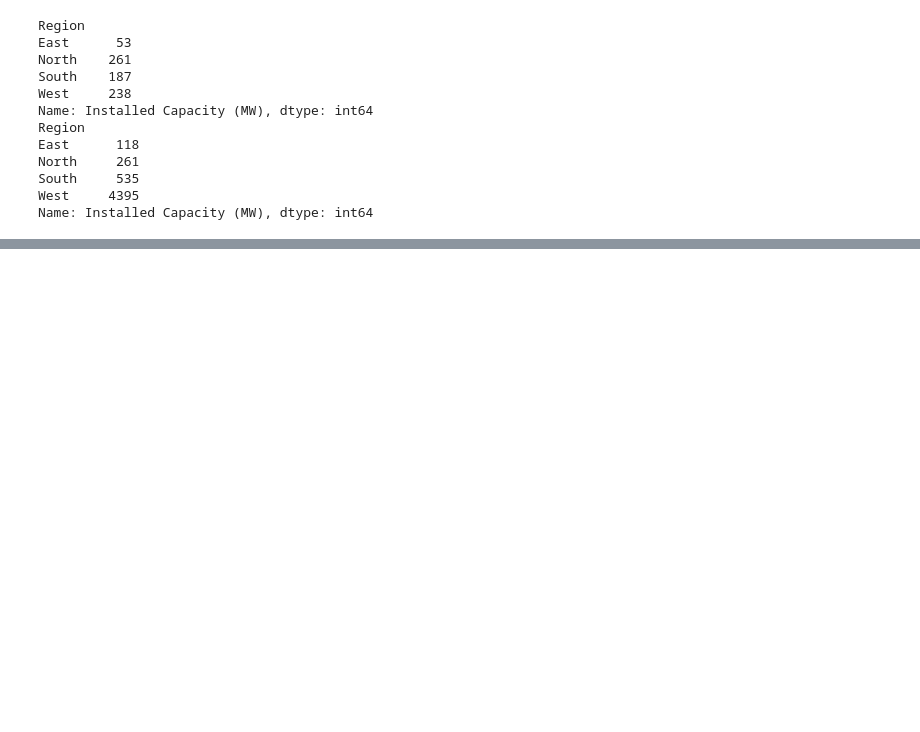
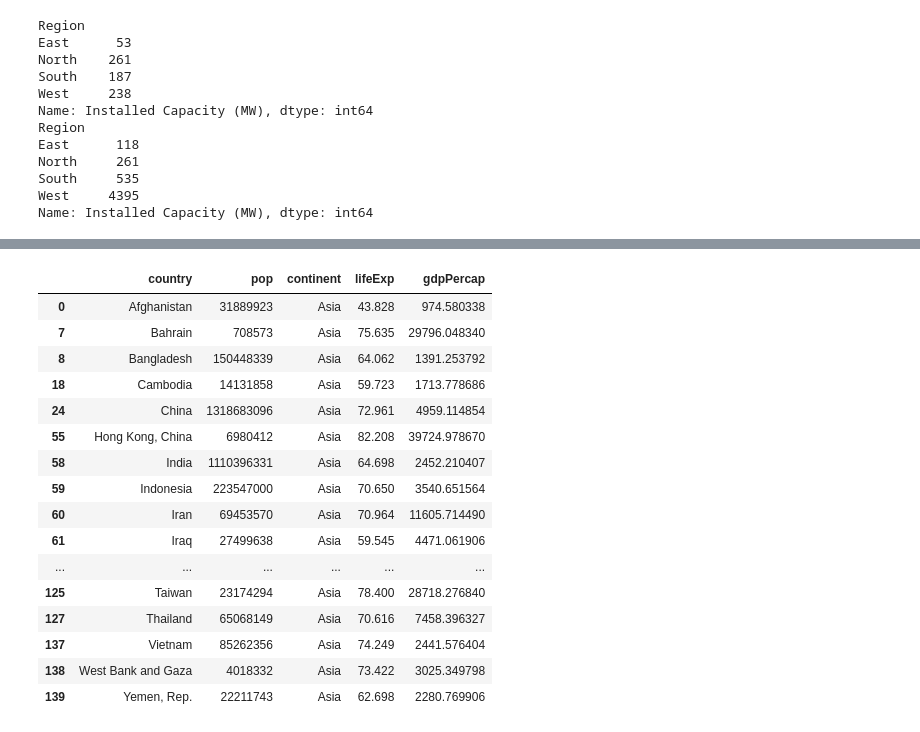
Before and after one commit to sauravdani/CDAC, a Jupyter notebook: Python/Jupyter/Assignment_pandas.ipynb, the cells around one changed output, grey strips where cells are left out. Saved outputs shown, nothing was run; the diff lists cells and outputs as text; code cells hidden in the pictures; blank space fills up the shorter version.

```diff
--- a/Python/Jupyter/Assignment_pandas.ipynb
+++ b/Python/Jupyter/Assignment_pandas.ipynb
@@ -149,0 +175,4 @@ ValueError: 12 columns passed, passed data had 6 columns
+# %%
+
+df= pd.read_csv('gapminder.csv')
+df
@@ -149,0 +193,22 @@ ValueError: 12 columns passed, passed data had 6 columns
+# %%
+#Display data for all Asian countries
+asia_country=df[df['continent'] == 'Asia']
+asia_country
+# %% [output]
+|  | country | pop | continent | lifeExp | gdpPercap |
+| 0 | Afghanistan | 31889923 | Asia | 43.828 | 974.580338 |
+| 7 | Bahrain | 708573 | Asia | 75.635 | 29796.048340 |
+| 8 | Bangladesh | 150448339 | Asia | 64.062 | 1391.253792 |
+| 18 | Cambodia | 14131858 | Asia | 59.723 | 1713.778686 |
+| 24 | China | 1318683096 | Asia | 72.961 | 4959.114854 |
+| 55 | Hong Kong, China | 6980412 | Asia | 82.208 | 39724.978670 |
+| 58 | India | 1110396331 | Asia | 64.698 | 2452.210407 |
+| 59 | Indonesia | 223547000 | Asia | 70.650 | 3540.651564 |
+| 60 | Iran | 69453570 | Asia | 70.964 | 11605.714490 |
+| 61 | Iraq | 27499638 | Asia | 59.545 | 4471.061906 |
+| ... | ... | ... | ... | ... | ... |
+| 125 | Taiwan | 23174294 | Asia | 78.400 | 28718.276840 |
+| 127 | Thailand | 65068149 | Asia | 70.616 | 7458.396327 |
+| 137 | Vietnam | 85262356 | Asia | 74.249 | 2441.576404 |
+| 138 | West Bank and Gaza | 4018332 | Asia | 73.422 | 3025.349798 |
+| 139 | Yemen, Rep. | 22211743 | Asia | 62.698 | 2280.769906 |
```
Also changed, not shown: parts of 9 cells of this notebook, 16 other files.
